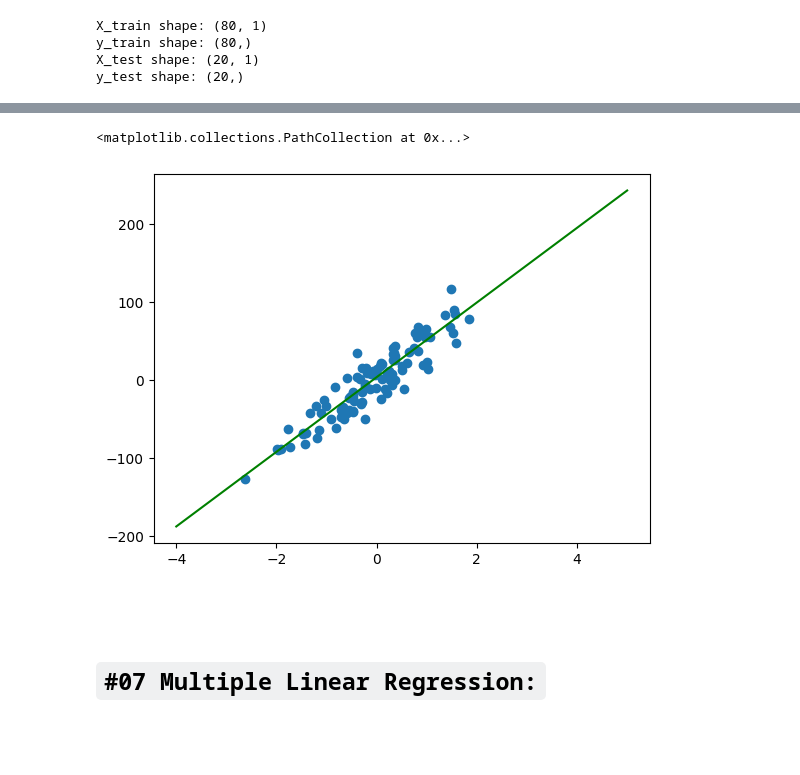
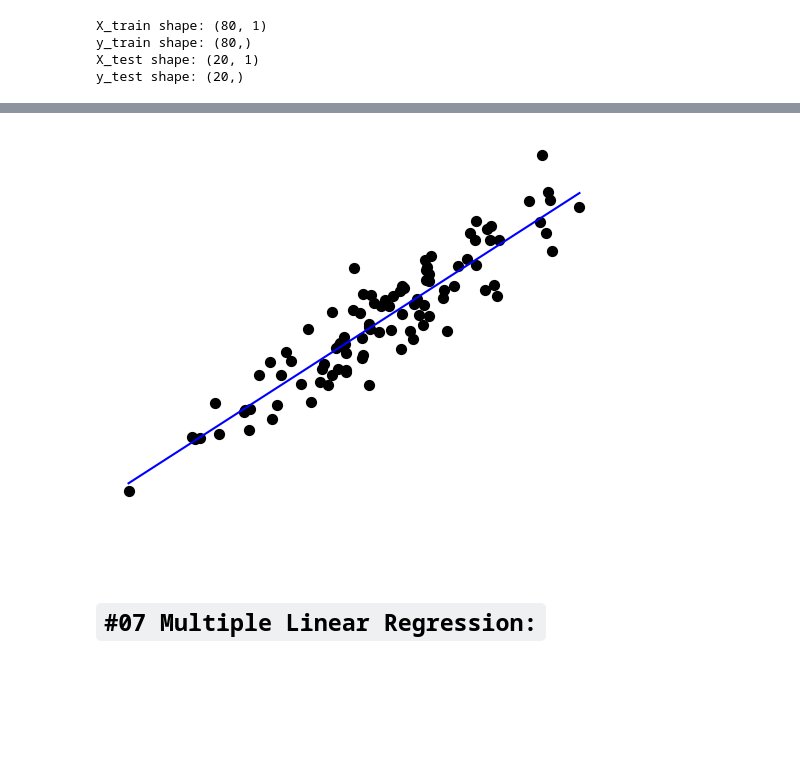
Before and after one commit to yasin-arafat-05/python-academic, a Jupyter notebook: numerical_code/mid.ipynb, the cells around one changed output, grey strips where cells are left out. Cells and saved outputs as stored; diff of their text form; code cells hidden in the pictures; blank space fills up the shorter version.

```diff
--- a/numerical_code/mid.ipynb
+++ b/numerical_code/mid.ipynb
@@ -461,14 +461,15 @@ r2_score(y_test,y_pred)
 # %%
 
-x_line = np.linspace(-4,5,100)
+x_line = np.linspace(min(X_train),max(X_train),100)
 y_line = model.predict(x_line.reshape(-1,1))
 # %%
 
-plt.plot(x_line,y_line,c="green")
-plt.scatter(x=X,y=y)
+plt.plot(x_line,y_line,c="blue")
+plt.scatter(x=X,y=y,s=50,c="black")
+plt.axis("off")
+plt.show()
 # %% [output]
-<matplotlib.collections.PathCollection at 0x...>
-[figure, old version]
+[figure, new version]
 # %% [markdown]
 <br>
 <br>
```
Also changed, not shown: parts of 12 cells of this notebook.
